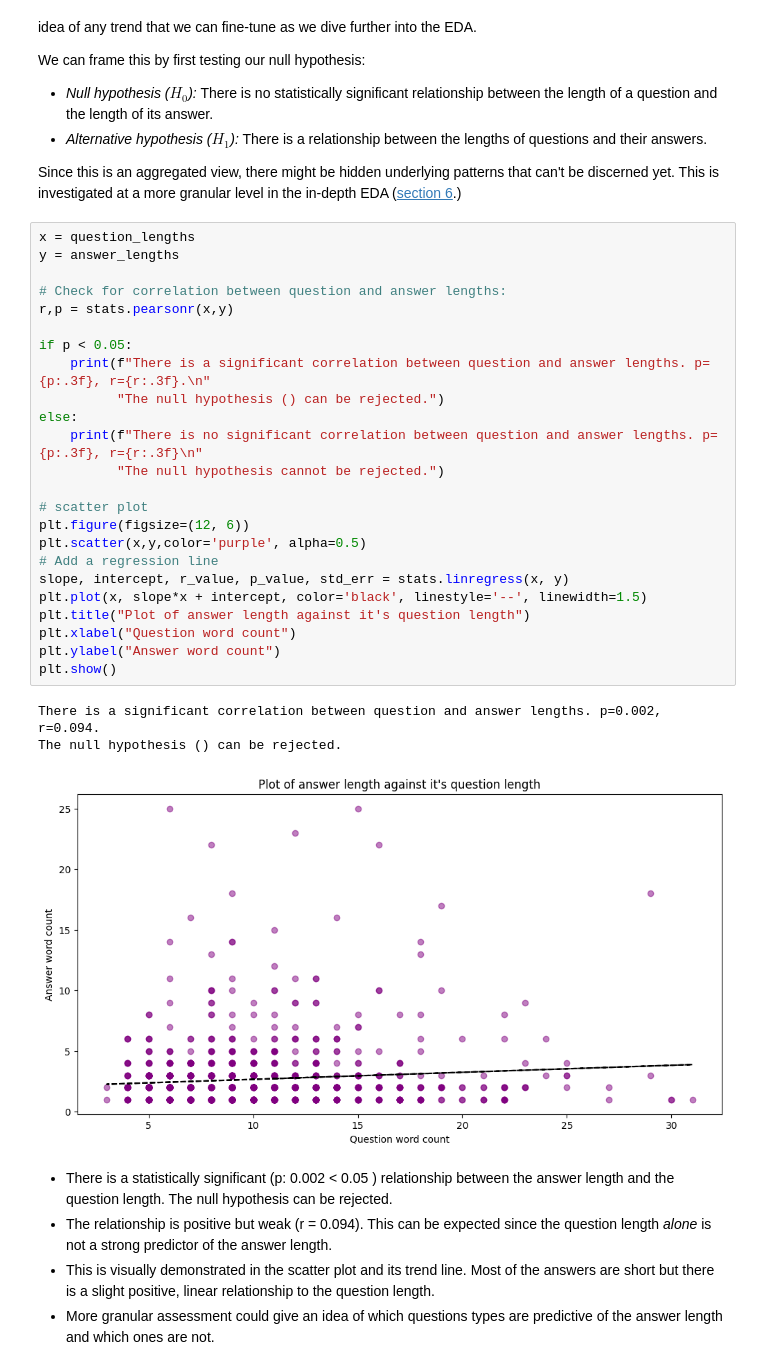
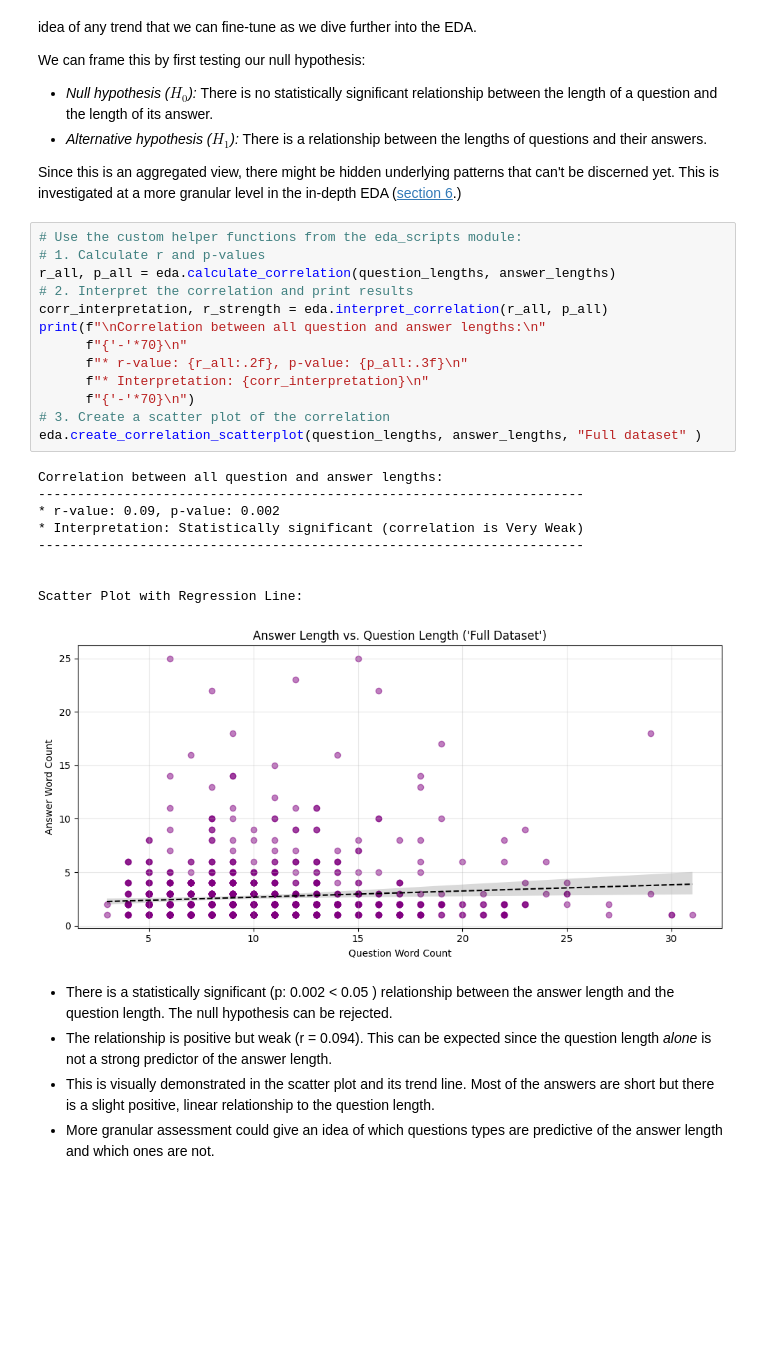
Before and after one commit to RSipra/semantic_verification_engine, a Jupyter notebook: src/data_scripts/02-clean_plus_EDA_of_dataset.ipynb, the cells around one changed output. Cells and saved outputs as stored; diff of their text form; blank space fills up the shorter version.

```diff
--- a/src/data_scripts/02-clean_plus_EDA_of_dataset.ipynb
+++ b/src/data_scripts/02-clean_plus_EDA_of_dataset.ipynb
@@ -585,33 +593,28 @@ We can frame this by first testing our null hypothesis:
 
 Since this is an aggregated view, there might be hidden underlying patterns that can't be discerned yet. This is investigated at a more granular level in the in-depth EDA ([section 6](#6-eda-based-on-keywords).)
 # %%
-x = question_lengths
-y = answer_lengths
-
-# Check for correlation between question and answer lengths:
-r,p = stats.pearsonr(x,y)
-
-if p < 0.05:
-    print(f"There is a significant correlation between question and answer lengths. p={p:.3f}, r={r:.3f}.\n"
-          "The null hypothesis () can be rejected.")
-else:
-    print(f"There is no significant correlation between question and answer lengths. p={p:.3f}, r={r:.3f}\n"
-          "The null hypothesis cannot be rejected.")
-
-# scatter plot
-plt.figure(figsize=(12, 6))
-plt.scatter(x,y,color='purple', alpha=0.5)
-# Add a regression line
-slope, intercept, r_value, p_value, std_err = stats.linregress(x, y)
-plt.plot(x, slope*x + intercept, color='black', linestyle='--', linewidth=1.5)
-plt.title("Plot of answer length against it's question length")
-plt.xlabel("Question word count")
-plt.ylabel("Answer word count")
-plt.show()
+# Use the custom helper functions from the eda_scripts module:
+# 1. Calculate r and p-values
+r_all, p_all = eda.calculate_correlation(question_lengths, answer_lengths)
+# 2. Interpret the correlation and print results
+corr_interpretation, r_strength = eda.interpret_correlation(r_all, p_all)
+print(f"\nCorrelation between all question and answer lengths:\n"
+      f"{'-'*70}\n"
+      f"* r-value: {r_all:.2f}, p-value: {p_all:.3f}\n"
+      f"* Interpretation: {corr_interpretation}\n"
+      f"{'-'*70}\n")
+# 3. Create a scatter plot of the correlation
+eda.create_correlation_scatterplot(question_lengths, answer_lengths, "Full dataset" )
 # %% [output]
-There is a significant correlation between question and answer lengths. p=0.002, r=0.094.
-The null hypothesis () can be rejected.
+Correlation between all question and answer lengths:
+----------------------------------------------------------------------
+* r-value: 0.09, p-value: 0.002
+* Interpretation: Statistically significant (correlation is Very Weak)
+----------------------------------------------------------------------
+
+
+Scatter Plot with Regression Line:
-[figure, old version]
+[figure, new version]
 # %% [markdown]
 - There is a statistically significant (p: 0.002 < 0.05 ) relationship between the answer length and the question length. The null hypothesis can be rejected.
 - The relationship is positive but weak (r = 0.094). This can be expected since the question length *alone* is not a strong predictor of the answer length.
```
Also changed, not shown: parts of 169 cells of this notebook, 1 other file.
